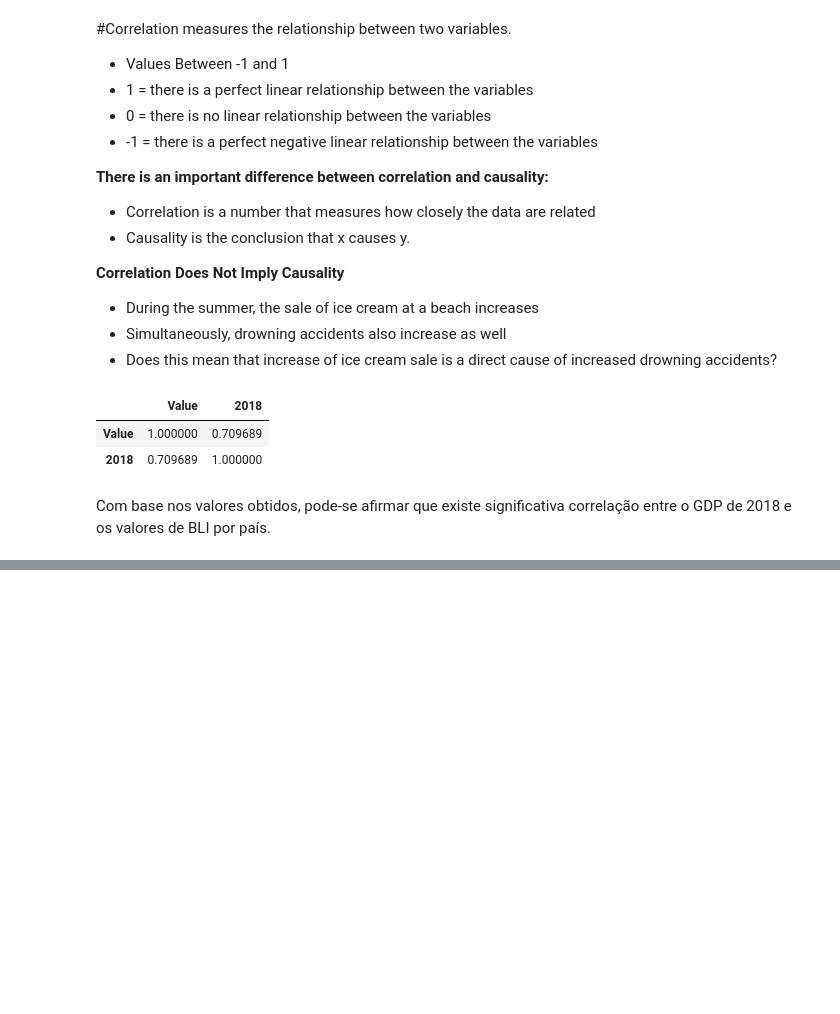
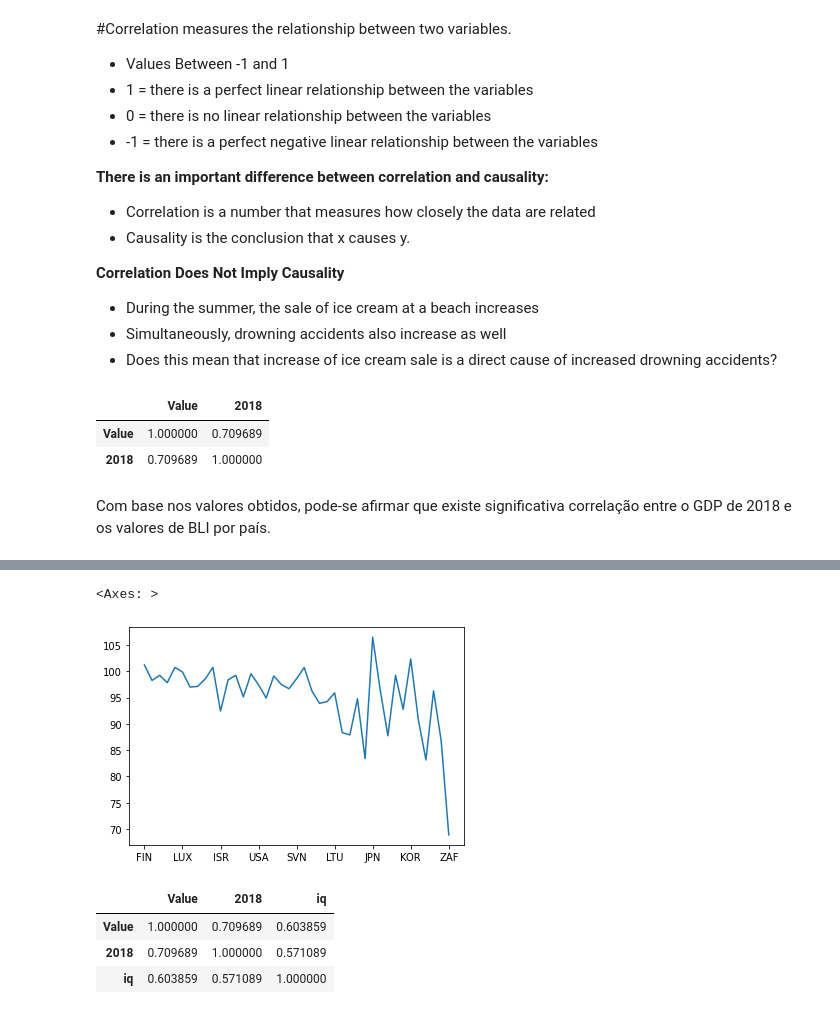
Before and after one commit to arthuremanuel/Artificial_Intelligence_Classes, a Jupyter notebook: IA_Aula_01_Introdução_Análise_Exploratória.ipynb, the cells around one changed output, grey strips where cells are left out. Saved outputs shown, nothing was run; the diff lists cells and outputs as text; code cells hidden in the pictures; blank space fills up the shorter version.

```diff
--- a/IA_Aula_01_Introdução_Análise_Exploratória.ipynb
+++ b/IA_Aula_01_Introdução_Análise_Exploratória.ipynb
@@ -311,0 +423,3 @@ QI - arquivo CSV:<br>
+# %%
+df = df.join(df_QI[['cca3','iq']].set_index('cca3'))
+df
@@ -311,0 +444,12 @@ QI - arquivo CSV:<br>
+# %%
+df['iq'].plot()
+# %% [output]
+<Axes: >
+[figure, added]
+# %%
+df.corr()
+# %% [output]
+|  | Value | 2018 | iq |
+| Value | 1.000000 | 0.709689 | 0.603859 |
+| 2018 | 0.709689 | 1.000000 | 0.571089 |
+| iq | 0.603859 | 0.571089 | 1.000000 |
```
Also changed, not shown: parts of 16 cells of this notebook.
